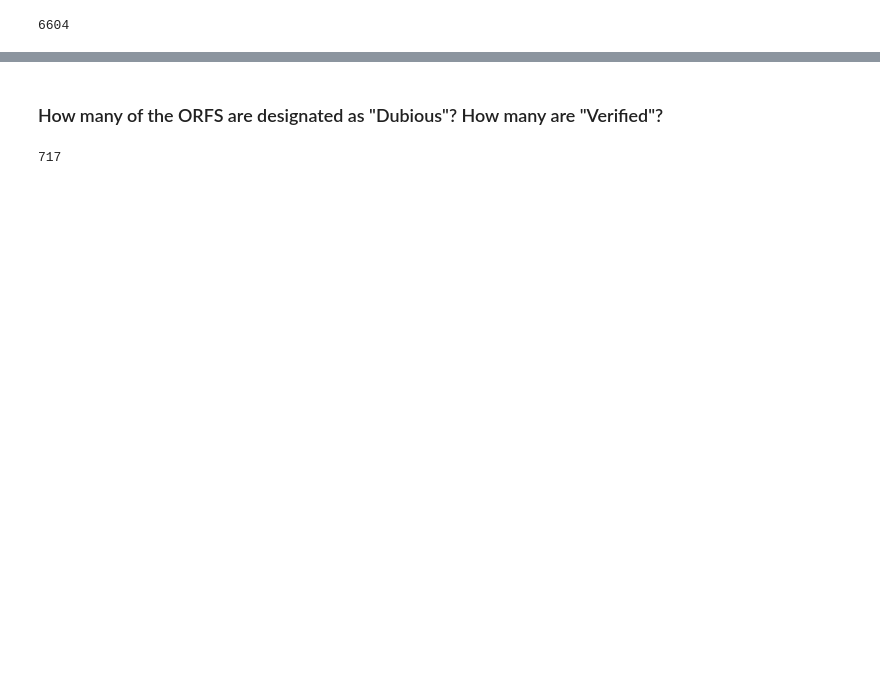
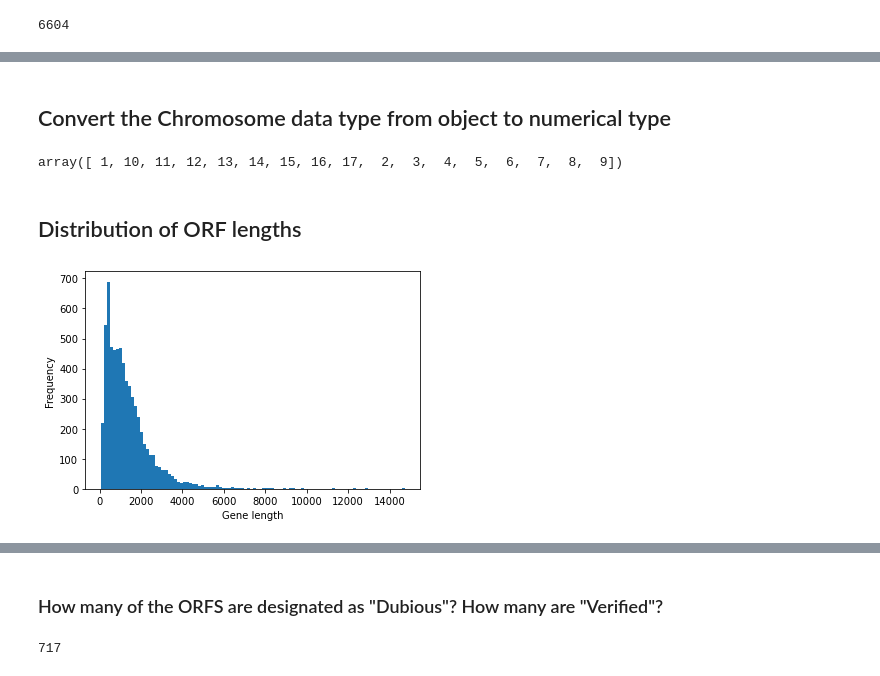
Before and after one commit to bio208fs-class/bio208fs-lecture, a Jupyter notebook: notebooks/class07-live-coding.ipynb, the cells around one changed output, grey strips where cells are left out. Cells and saved outputs as stored; diff of their text form; code cells hidden in the pictures; blank space fills up the shorter version.

```diff
--- a/notebooks/class07-live-coding.ipynb
+++ b/notebooks/class07-live-coding.ipynb
@@ -121,0 +168,2 @@ len(orfs)
+# %% [markdown]
+## Convert the Chromosome data type from object to numerical type
@@ -121,0 +178,13 @@ len(orfs)
+# %%
+orfs.Chromosome.unique()
+# %% [output]
+array([ 1, 10, 11, 12, 13, 14, 15, 16, 17,  2,  3,  4,  5,  6,  7,  8,  9])
+# %% [markdown]
+## Distribution of ORF lengths
+# %%
+plt.hist(orfs.Length, bins=100)
+plt.xlabel("Gene length")
+plt.ylabel("Frequency")
+pass
+# %% [output]
+[figure, added]
```
Also changed, not shown: parts of 65 cells of this notebook.
